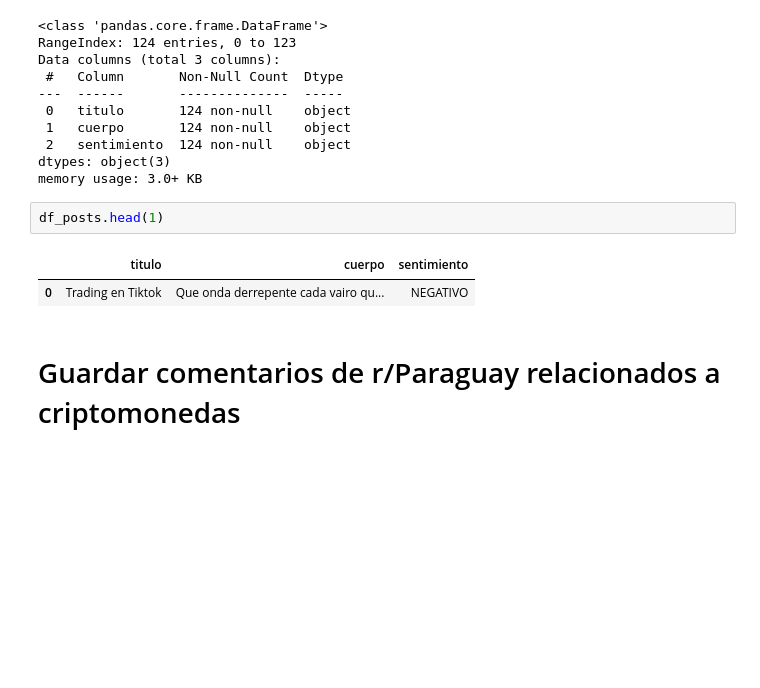
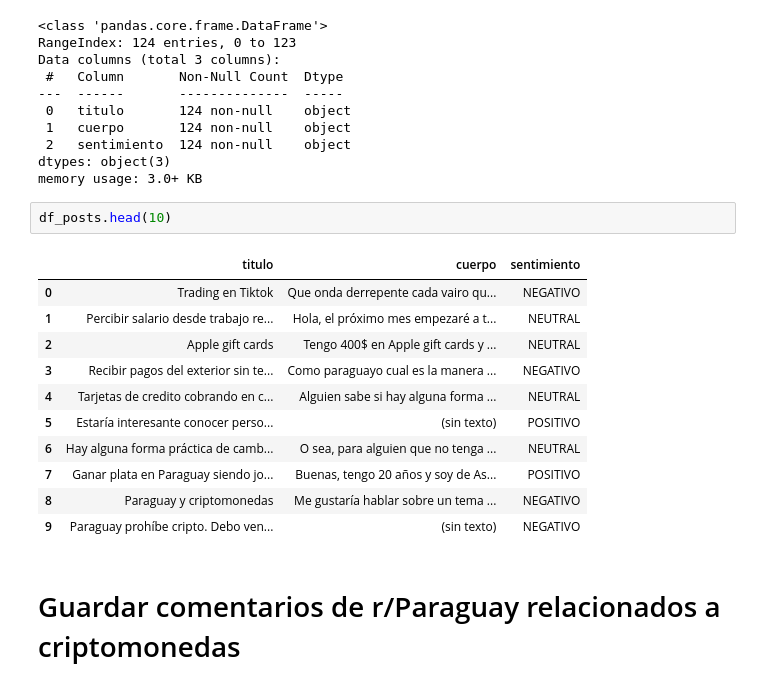
Before and after one commit to NelbaBarreto/paraguay-reddit-posts, a Jupyter notebook: notebooks/1-Recolección-de-Datos.ipynb, the cells around one changed output. Saved outputs shown, nothing was run; the diff lists cells and outputs as text; blank space fills up the shorter version.

```diff
--- a/notebooks/1-Recolección-de-Datos.ipynb
+++ b/notebooks/1-Recolección-de-Datos.ipynb
@@ -137,10 +142,19 @@ Data columns (total 3 columns):
 dtypes: object(3)
 memory usage: 3.0+ KB
 # %%
-df_posts.head(1)
+df_posts.head(10)
 # %% [output]
 |  | titulo | cuerpo | sentimiento |
 | 0 | Trading en Tiktok | Que onda derrepente cada vairo qu... | NEGATIVO |
+| 1 | Percibir salario desde trabajo re... | Hola, el próximo mes empezaré a t... | NEUTRAL |
+| 2 | Apple gift cards | Tengo 400$ en Apple gift cards y ... | NEUTRAL |
+| 3 | Recibir pagos del exterior sin te... | Como paraguayo cual es la manera ... | NEGATIVO |
+| 4 | Tarjetas de credito cobrando en c... | Alguien sabe si hay alguna forma ... | NEUTRAL |
+| 5 | Estaría interesante conocer perso... | (sin texto) | POSITIVO |
+| 6 | Hay alguna forma práctica de camb... | O sea, para alguien que no tenga ... | NEUTRAL |
+| 7 | Ganar plata en Paraguay siendo jo... | Buenas, tengo 20 años y soy de As... | POSITIVO |
+| 8 | Paraguay y criptomonedas | Me gustaría hablar sobre un tema ... | NEGATIVO |
+| 9 | Paraguay prohíbe cripto. Debo ven... | (sin texto) | NEGATIVO |
 # %% [markdown]
 # Guardar comentarios de r/Paraguay relacionados a criptomonedas
 # %%
```
Also changed, not shown: parts of 3 cells of this notebook, 4 other files.
